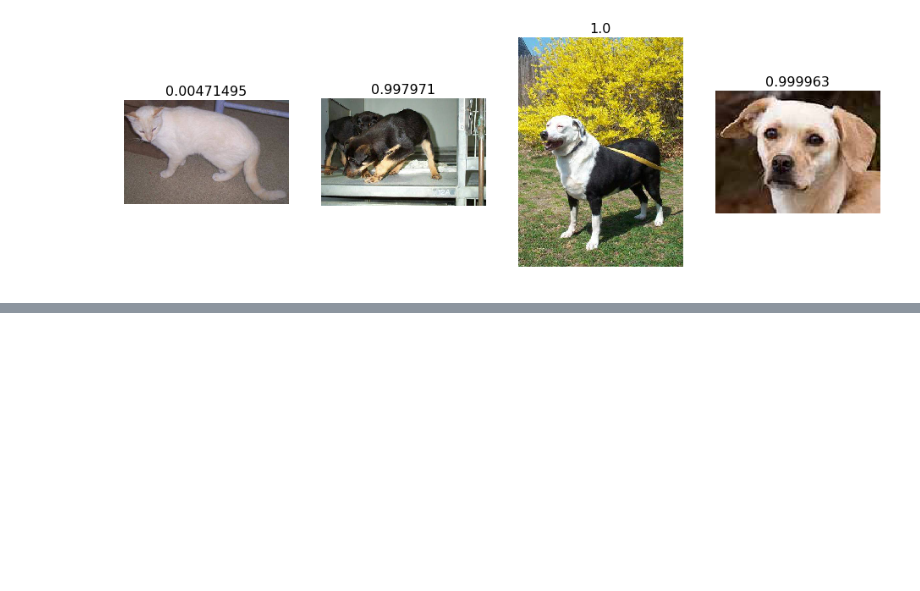
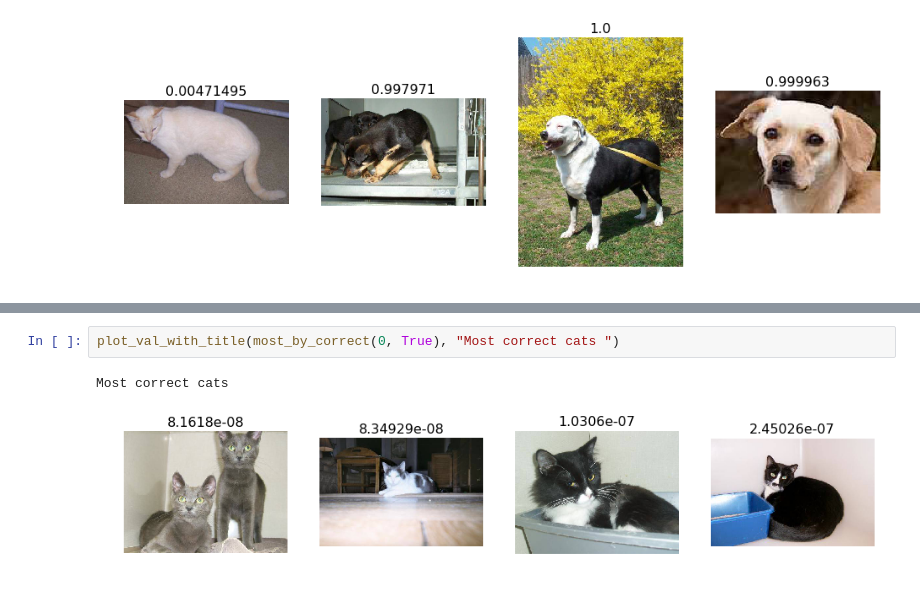
Before and after one commit to zaoyang/fastai, a Jupyter notebook: courses/dl1_redone/lesson1_redone.ipynb, the cells around one changed output, grey strips where cells are left out. Saved outputs shown, nothing was run; the diff lists cells and outputs as text; blank space fills up the shorter version.

```diff
--- a/courses/dl1_redone/lesson1_redone.ipynb
+++ b/courses/dl1_redone/lesson1_redone.ipynb
@@ -193,0 +208,5 @@ Correctly classified
+# %%
+plot_val_with_title(most_by_correct(0, True), "Most correct cats ")
+# %% [output]
+Most correct cats
+[figure, added]
```
Also changed, not shown: parts of 15 cells of this notebook.
